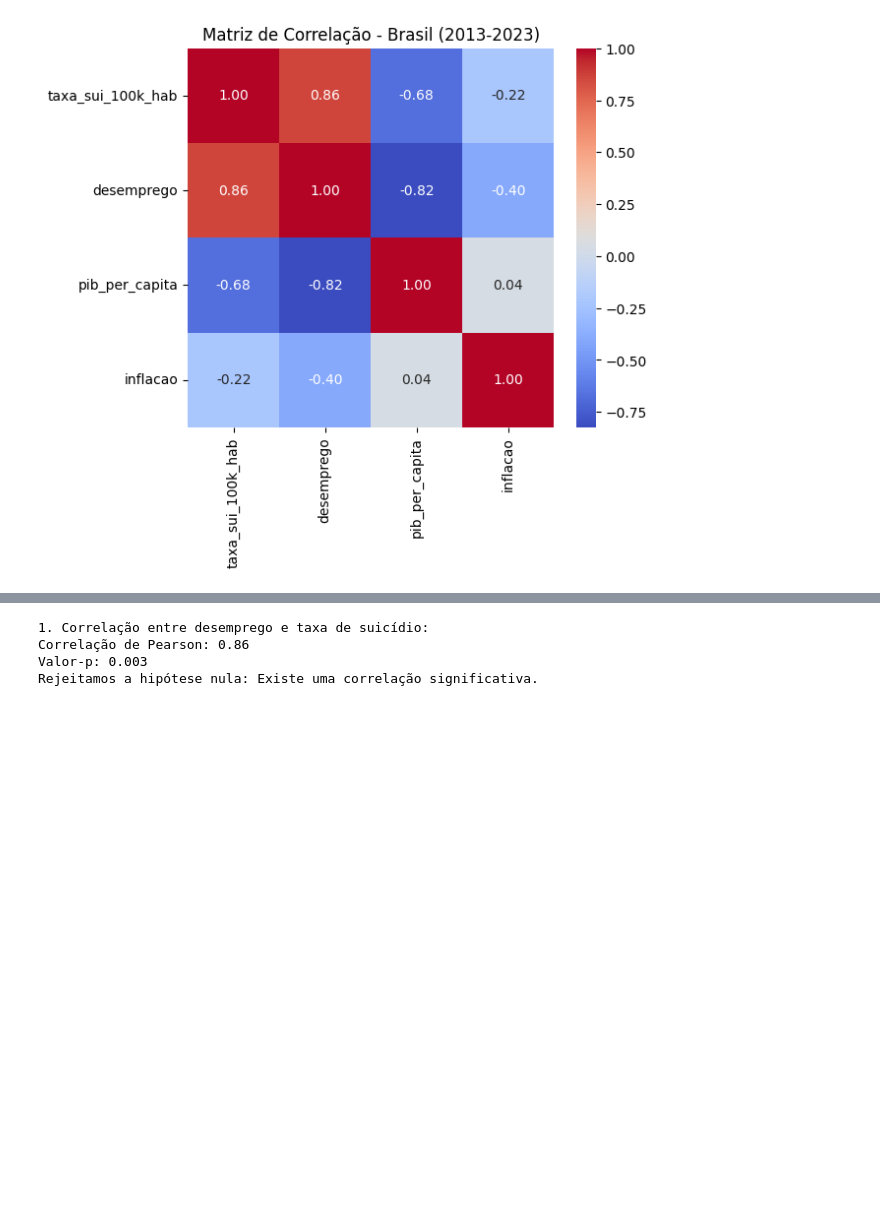
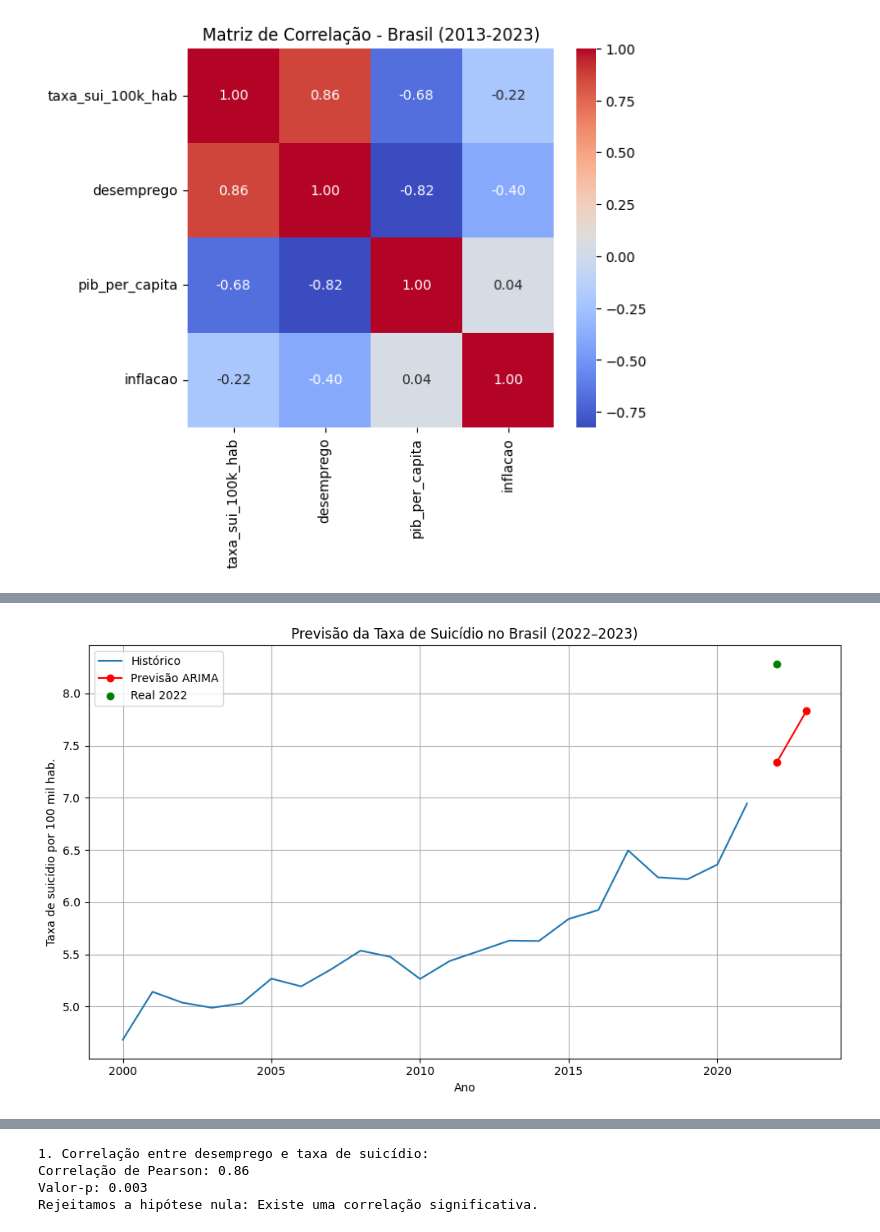
Before and after one commit to ViniciusBerti/20241_maua_ecm252_intro_git, a Jupyter notebook: saude_mental_economia.ipynb, the cells around one changed output, grey strips where cells are left out. Saved outputs shown, nothing was run; the diff lists cells and outputs as text; code cells hidden in the pictures; blank space fills up the shorter version.

```diff
--- a/saude_mental_economia.ipynb
+++ b/saude_mental_economia.ipynb
@@ -686,0 +694,86 @@ Covariance Type:                  opg
+# %%
+# 1. Dados
+df_brasil = df_saude_mental[
+    (df_saude_mental['dimensao_espacial'] == 'BRA') &
+    (df_saude_mental['sexo'] == 'Ambos')
+].sort_values('dimensao_temporal')
+
+df_brasil = df_brasil[df_brasil['dimensao_temporal'] <= 2021]
+ts = df_brasil.set_index('dimensao_temporal')['taxa_sui_100k_hab'].fillna(method='bfill')
+
+# Ajustar índice para datetime com frequência anual
+ts.index = pd.date_range(start=f"{ts.index.min()}-12-31", periods=len(ts), freq='Y')
+
+# 2. Teste de estacionariedade
+def adf_test(series):
+    result = adfuller(series)
+    print(f'Estatística ADF: {result[0]}')
+    print(f'Valor-p: {result[1]}')
+    if result[1] <= 0.05:
+        print("✅ Estacionária")
+    else:
+        print("⚠️ Não estacionária")
+    return result[1]
+
+ts_diff = ts.copy()
+d = 0
+while adf_test(ts_diff) > 0.05:
+    ts_diff = ts_diff.diff().dropna()
+    d += 1
+print(f"Usando d = {d}")
+
+# 3. ACF e PACF
+fig, (ax1, ax2) = plt.subplots(1, 2, figsize=(12, 4))
+plot_acf(ts_diff, lags=9, ax=ax1)
+plot_pacf(ts_diff, lags=9, ax=ax2)
+ax1.set_title('ACF'); ax2.set_title('PACF')
+plt.tight_layout()
+plt.show()
+
+# 4. Modelo ARIMA
+order = (1, d, 1)
+model = ARIMA(ts, order=order)
+model_fit = model.fit()
+print(model_fit.summary())
+
+# 5. Previsão para os dois próximos anos
+forecast_steps = 2
+forecast = model_fit.forecast(steps=forecast_steps)
+
+# Gerar índice de datas futuro
+last_year = ts.index[-1].year
+forecast_index = pd.date_range(start=f'{last_year+1}-12-31', periods=forecast_steps, freq='Y')
+forecast_series = pd.Series(forecast, index=forecast_index)
+
+# Printar valores
+print("\n📈 Previsão:")
+for ano, valor in zip(forecast_series.index.year, forecast_series.values):
+    print(f"{ano}: {valor:.2f}")
+
+# Pegando diretamente os valores previstos para 2022 e 2023
+previsao_sui_2022 = forecast_series.iloc[0]
+previsao_sui_2023 = forecast_series.iloc[1]
+
+print(f"\n📊 Previsão para 2022: {previsao_sui_2022:.2f} suicídios por 100 mil hab.")
+print(f"📊 Previsão para 2023: {previsao_sui_2023:.2f} suicídios por 100 mil hab.")
+
+# 6. Taxa de suicídio real de 2022
+taxa_sui_2022_100k_hab = 8.28
+
+# 7. Cálculo do erro da previsão para 2022
+erro_previsao_2022 = taxa_sui_2022_100k_hab - previsao_sui_2022
+print(f"\nErro da previsão para 2022: {erro_previsao_2022:.2f}")
+
+# 8. Plotagem
+plt.figure(figsize=(10, 6))
+plt.plot(ts.index.year, ts.values, label='Histórico')
+plt.plot(forecast_series.index.year, forecast_series.values, label='Previsão ARIMA', marker='o', color='red')
+plt.scatter(2022, taxa_sui_2022_100k_hab, color='green', label='Real 2022', zorder=5)
+plt.title('Previsão da Taxa de Suicídio no Brasil (2022–2023)')
+plt.xlabel('Ano')
+plt.ylabel('Taxa de suicídio por 100 mil hab.')
+plt.grid(True)
+plt.legend()
+plt.tight_layout()
+plt.show()
+# %% [output]
@@ -686,0 +811 @@ Covariance Type:                  opg
+[figure, added]
```
Also changed, not shown: parts of 14 cells of this notebook.
